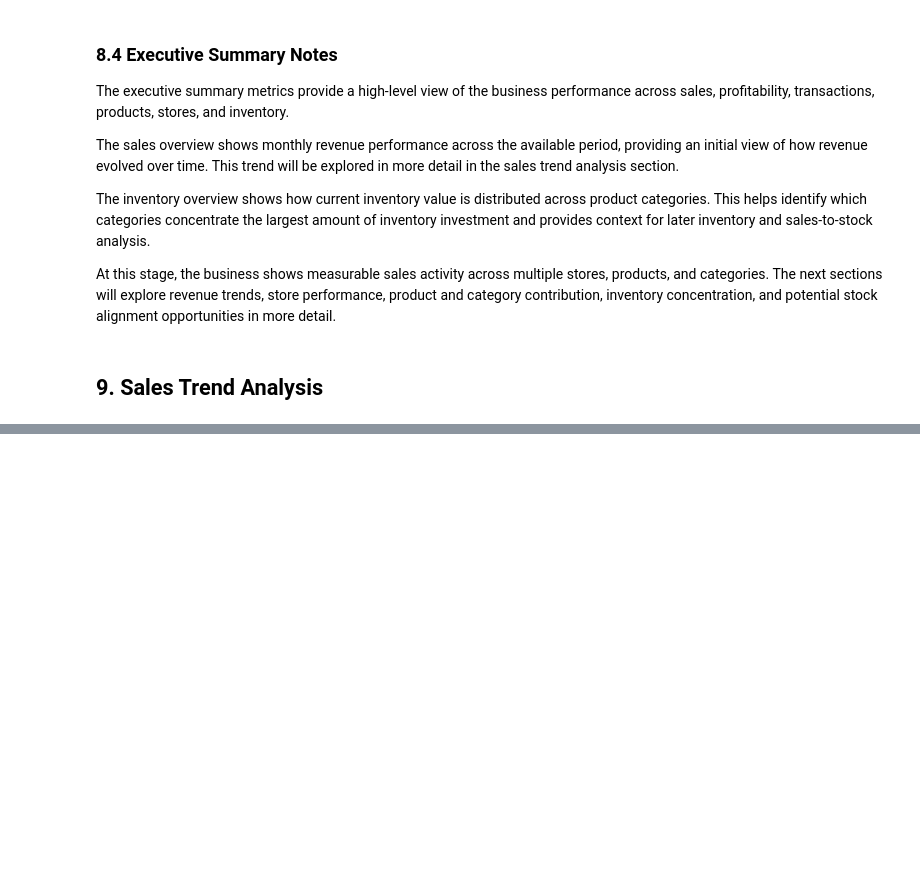
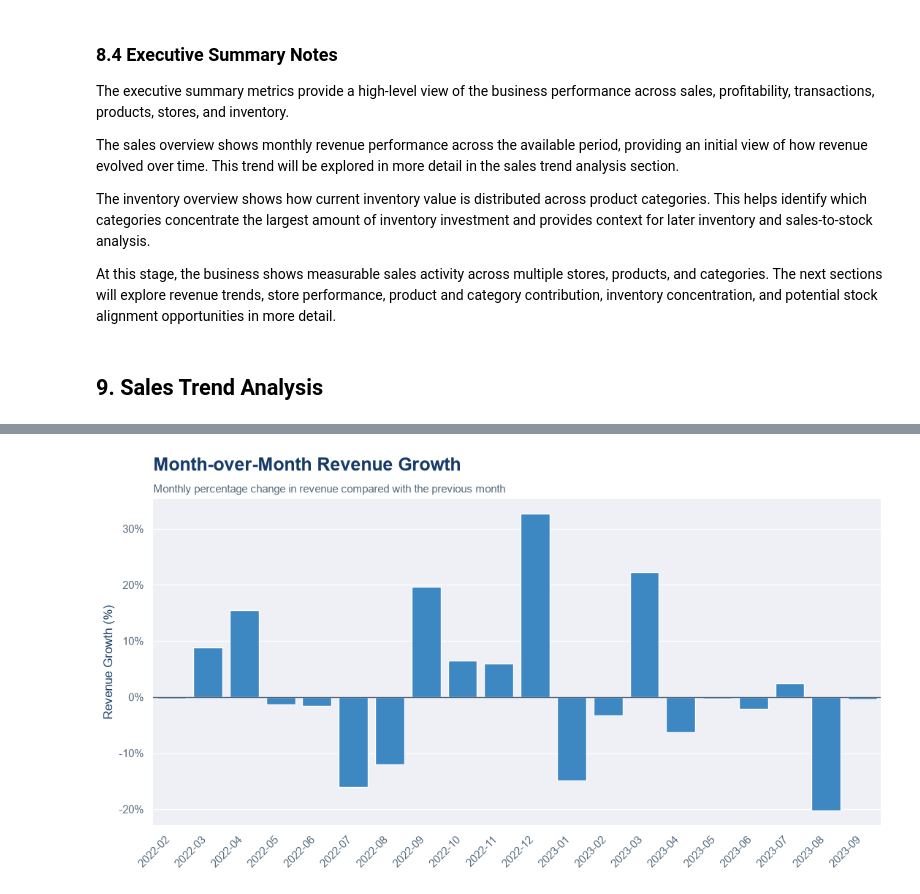
Before and after one commit to DFCR1411/retail_sales_inventory_analysis, a Jupyter notebook: notebooks/01-dfcr-retail-sales-inventory-eda.ipynb, the cells around one changed output, grey strips where cells are left out. Saved outputs shown, nothing was run; the diff lists cells and outputs as text; code cells hidden in the pictures; blank space fills up the shorter version.

Commit message:
Added section 9: Monthly sales trend analysis.

```diff
--- a/notebooks/01-dfcr-retail-sales-inventory-eda.ipynb
+++ b/notebooks/01-dfcr-retail-sales-inventory-eda.ipynb
@@ -1364,0 +1374,12 @@ At this stage, the business shows measurable sales activity across multiple stor
+# %%
+monthly_revenue_trend = monthly_sales_summary.copy()
+
+monthly_revenue_trend["Revenue_Change"] = (
+    monthly_revenue_trend["Revenue"].diff()
+)
+
+monthly_revenue_trend["Revenue_Growth_Pct"] = (
+    monthly_revenue_trend["Revenue"].pct_change()
+)
+
+monthly_revenue_trend.head()
@@ -1364,0 +1434,45 @@ At this stage, the business shows measurable sales activity across multiple stor
+# %%
+monthly_revenue_growth_plot = monthly_revenue_trend.dropna(
+    subset=["Revenue_Growth_Pct"]
+).copy()
+
+fig, ax = plt.subplots(figsize=(11, 6))
+
+sns.barplot(
+    data=monthly_revenue_growth_plot,
+    x="Month",
+    y="Revenue_Growth_Pct",
+    color=BRAND_COLORS["blue"],
+    ax=ax
+)
+
+add_chart_title(
+    ax=ax,
+    title="Month-over-Month Revenue Growth",
+    subtitle="Monthly percentage change in revenue compared with the previous month",
+)
+
+ax.set_xlabel("")
+ax.set_ylabel("Revenue Growth (%)")
+
+ax.yaxis.set_major_formatter(
+    FuncFormatter(lambda value, _: f"{value:.0%}")
+)
+
+ax.axhline(
+    0,
+    color=BRAND_COLORS["blue_graphite"],
+    linewidth=1
+)
+
+ax.tick_params(axis="x", rotation=45)
+
+for label in ax.get_xticklabels():
+    label.set_horizontalalignment("right")
+
+format_axes(ax)
+
+fig.tight_layout()
+plt.show()
+# %% [output]
+[figure, added]
```
Also changed, not shown: parts of 27 cells of this notebook.
